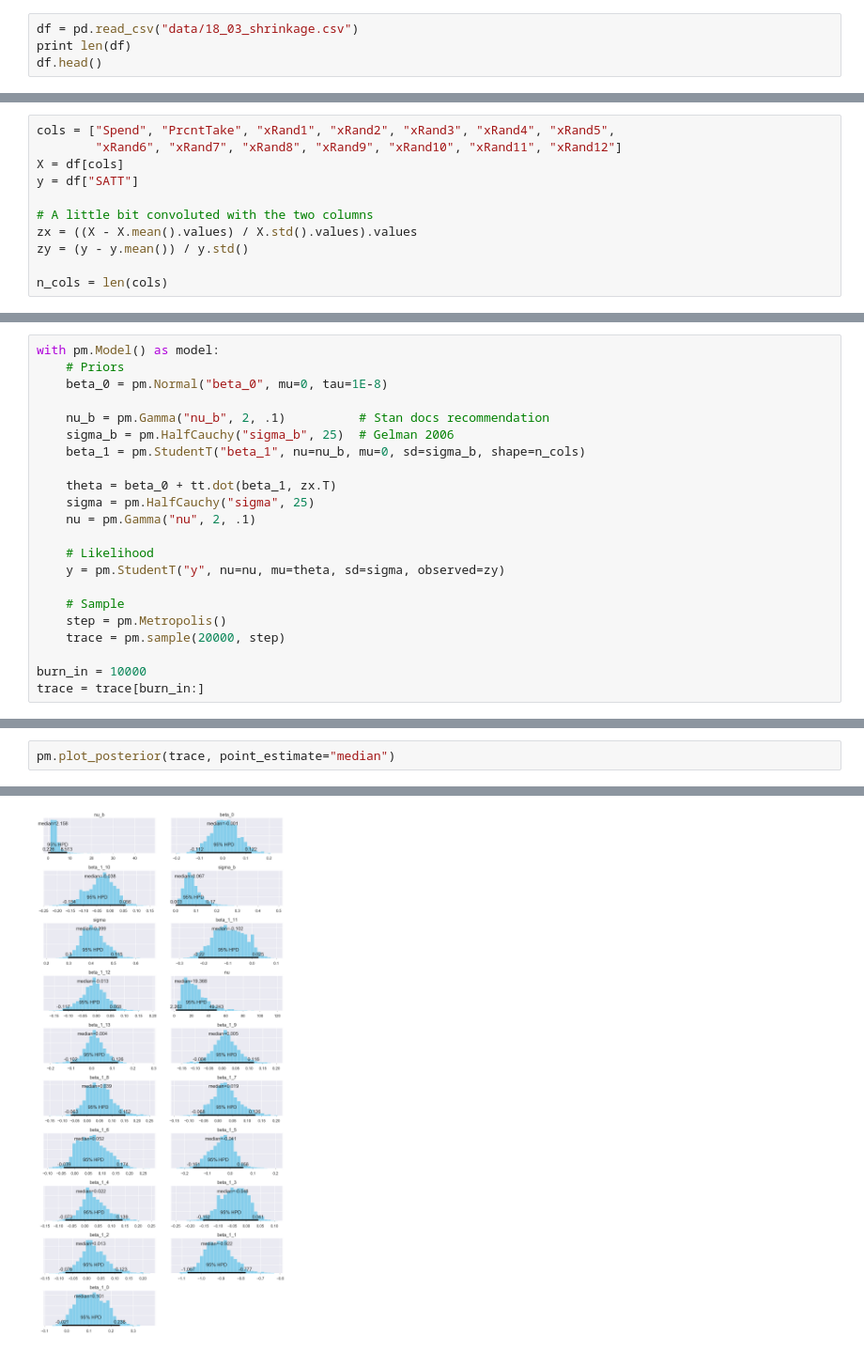
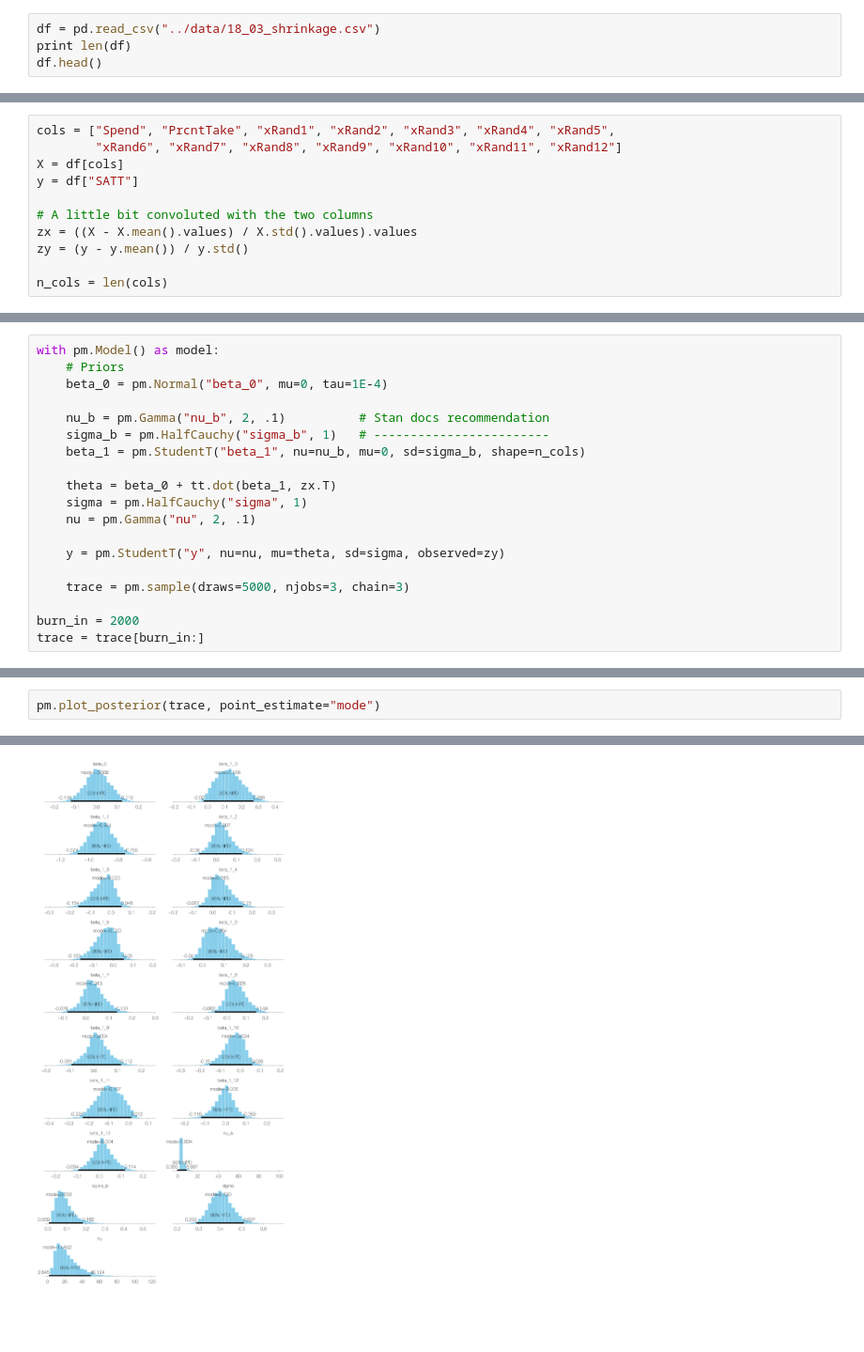
Before and after one commit to zachwill/mcmc, a Jupyter notebook: Doing Bayesian Data Analysis/18_03_shrinkage_of_regression_coefficients.ipynb, the cells around one changed output, grey strips where cells are left out. Shown: that part at 94% size. Drawn from its saved outputs; the diff is of its cells as text; blank space fills up the shorter version.

```diff
--- a/Doing Bayesian Data Analysis/18_03_shrinkage_of_regression_coefficients.ipynb
+++ b/Doing Bayesian Data Analysis/18_03_shrinkage_of_regression_coefficients.ipynb
@@ -19,7 +19,7 @@ import seaborn as sns
 sns.set_palette(["#87ceeb"])
 sns.set_context("talk")
 # %%
-df = pd.read_csv("data/18_03_shrinkage.csv")
+df = pd.read_csv("../data/18_03_shrinkage.csv")
 print len(df)
 df.head()
 # %% [output]
@@ -48,22 +48,19 @@ Kruschke's __Figure 18.10__ diagram of the model:
 # %%
 with pm.Model() as model:
     # Priors
-    beta_0 = pm.Normal("beta_0", mu=0, tau=1E-8)
+    beta_0 = pm.Normal("beta_0", mu=0, tau=1E-4)
 
     nu_b = pm.Gamma("nu_b", 2, .1)          # Stan docs recommendation
-    sigma_b = pm.HalfCauchy("sigma_b", 25)  # Gelman 2006
+    sigma_b = pm.HalfCauchy("sigma_b", 1)   # ------------------------
     beta_1 = pm.StudentT("beta_1", nu=nu_b, mu=0, sd=sigma_b, shape=n_cols)
 
     theta = beta_0 + tt.dot(beta_1, zx.T)
-    sigma = pm.HalfCauchy("sigma", 25)
+    sigma = pm.HalfCauchy("sigma", 1)
     nu = pm.Gamma("nu", 2, .1)
 
-    # Likelihood
     y = pm.StudentT("y", nu=nu, mu=theta, sd=sigma, observed=zy)
 
-    # Sample
-    step = pm.Metropolis()
-    trace = pm.sample(20000, step)
+    trace = pm.sample(draws=5000, njobs=3, chain=3)
 
-burn_in = 10000
+burn_in = 2000
 trace = trace[burn_in:]
@@ -107,26 +107,26 @@ array([[<matplotlib.axes._subplots.AxesSubplot object at 0x...>,
 # %%
-pm.plot_posterior(trace, point_estimate="median")
+pm.plot_posterior(trace, point_estimate="mode")
 # %% [output]
 array([<matplotlib.axes._subplots.AxesSubplot object at 0x...>,
        <matplotlib.axes._subplots.AxesSubplot object at 0x...>,
        <matplotlib.axes._subplots.AxesSubplot object at 0x...>,
        <matplotlib.axes._subplots.AxesSubplot object at 0x...>,
        <matplotlib.axes._subplots.AxesSubplot object at 0x...>,
        <matplotlib.axes._subplots.AxesSubplot object at 0x...>,
        <matplotlib.axes._subplots.AxesSubplot object at 0x...>,
        <matplotlib.axes._subplots.AxesSubplot object at 0x...>,
        <matplotlib.axes._subplots.AxesSubplot object at 0x...>,
        <matplotlib.axes._subplots.AxesSubplot object at 0x...>,
        <matplotlib.axes._subplots.AxesSubplot object at 0x...>,
        <matplotlib.axes._subplots.AxesSubplot object at 0x...>,
        <matplotlib.axes._subplots.AxesSubplot object at 0x...>,
        <matplotlib.axes._subplots.AxesSubplot object at 0x...>,
        <matplotlib.axes._subplots.AxesSubplot object at 0x...>,
        <matplotlib.axes._subplots.AxesSubplot object at 0x...>,
        <matplotlib.axes._subplots.AxesSubplot object at 0x...>,
        <matplotlib.axes._subplots.AxesSubplot object at 0x...>,
        <matplotlib.axes._subplots.AxesSubplot object at 0x...>], dtype=object)
-[figure, old version]
+[figure, new version]
 # %%
 normality = np.log10(trace["nu"])
 ax = pm.plot_posterior(normality, point_estimate="median")
```
Also changed, not shown: parts of 4 cells of this notebook.
